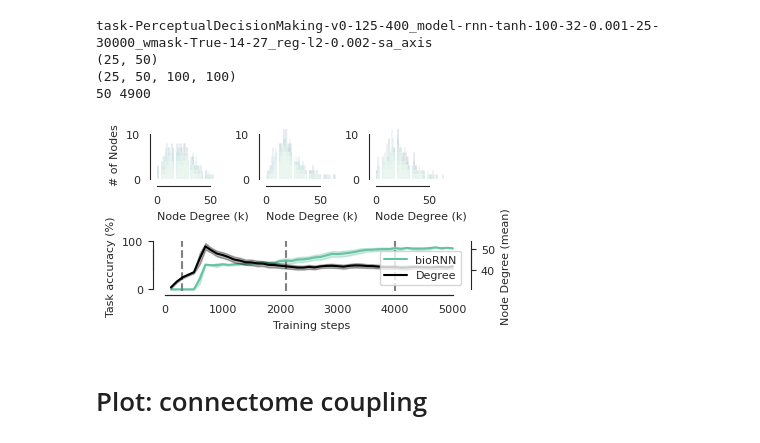
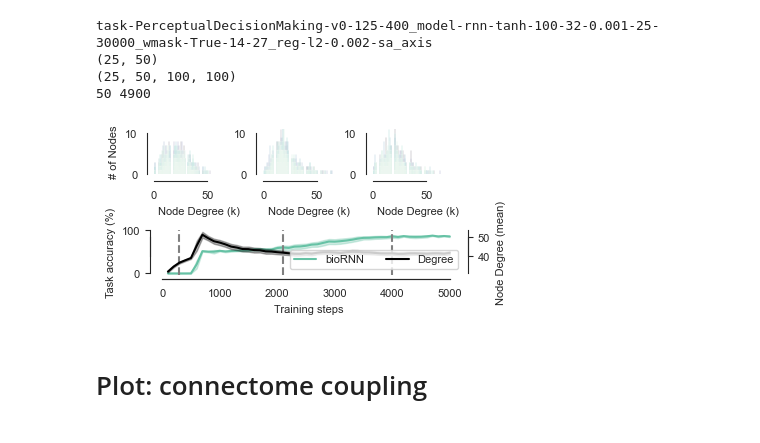
Before and after one commit to LindenParkesLab/neuro_rnn, a Jupyter notebook: scripts/grantprelim_results.ipynb, the cells around one changed output. Saved outputs shown, nothing was run; the diff lists cells and outputs as text; code cells hidden in the pictures.

```diff
--- a/scripts/grantprelim_results.ipynb
+++ b/scripts/grantprelim_results.ipynb
@@ -24,10 +24,15 @@ warnings.simplefilter(action='ignore', category=RuntimeWarning)
 warnings.simplefilter(action='ignore', category=UserWarning)
 # %%
 # directories
-datadir = '/home/lindenmp/research_projects/neuro_rnn/data'
-modeldir = '/media/lindenmp/storage_ssd/research_projects/neuro_rnn/results/pytorch/model'
-schaefer_dir = '/home/lindenmp/research_projects/connectome_loader/data/schaefer_parc'
-outdir = '/home/lindenmp/research_projects/neuro_rnn/results/figs/grantprelim'
+if sys.platform == 'linux':
+    projdir = '/home/lindenmp/research_projects/neuro_rnn'
+    modeldir = '/media/lindenmp/storage_ssd/research_projects/neuro_rnn/results/pytorch/model'
+    schaefer_dir = '/home/lindenmp/research_projects/connectome_loader/data/schaefer_parc'
+elif sys.platform == 'darwin':
+    projdir = '/Users/lindenmp/Google-Drive-Rutgers/work/research_projects/neuro_rnn'
+    modeldir = '/Users/lindenmp/research_projects/neuro_rnn/results/pytorch/model'
+datadir = os.path.join(projdir, 'data')
+outdir = os.path.join(projdir, 'results/figs/grantprelim')
 
 if os.path.exists(outdir) is False:
     os.mkdir(outdir)
@@ -107,7 +111,7 @@ color_palette = sns.color_palette("Set2")
 kernel_types = ['sa_axis', None]
 kernel_labels = ['bioRNN', 'RNN']
 # %%
-f, ax = plt.subplots(1, 1, figsize=(1.9, 1.7))
+f, ax = plt.subplots(1, 1, figsize=(1.6, 1.4))
 
 for j, kernel_type in enumerate(kernel_types):
     config['kernel_type'] = kernel_type
@@ -130,7 +134,7 @@ for j, kernel_type in enumerate(kernel_types):
     ci = 1.96 * (accuracy_std / np.sqrt(test_accuracy.shape[0]))
     ci_lower = accuracy_mean - ci
     ci_upper = accuracy_mean + ci
-
+    print(np.argmax(accuracy_mean))
     ax.plot(x, accuracy_mean, color=color_palette[j], label=str(kernel_labels[j]))
     ax.fill_between(x, ci_lower, ci_upper, color=color_palette[j], alpha=0.3)
 
@@ -138,7 +142,7 @@ ax.set_xlabel('Training step')
 ax.set_ylabel('Task accuracy (%)')
 ax.set_ylim([-5, 105])
 ax.legend(loc='lower right')
-sns.despine(offset=10, trim=False, left=False, right=True, top=True, bottom=False)
+sns.despine(offset=3, trim=False, left=False, right=True, top=True, bottom=False)
 
 f.tight_layout()
 plt.show()
@@ -215,7 +221,7 @@ for run in tqdm(np.arange(n_runs)):
         rich_club_coef[run, epoch] = np.nanmax(R)
 # %%
 fig_width = 4
-fig_height = 5
+fig_height = 4.5
 f = plt.figure(layout=None, figsize=(fig_width, fig_height))
 gs = f.add_gridspec(nrows=4, ncols=3, hspace=1.25, wspace=0.2)
 ax0_0 = f.add_subplot(gs[0, 0])
@@ -270,35 +276,35 @@ accuracy_ci_upper = accuracy_mean + ci
 
 ax1.plot(x, accuracy_mean, color=color_palette[0], label='bioRNN')
 ax1.fill_between(x, accuracy_ci_lower, accuracy_ci_upper, color=color_palette[0], alpha=0.3)
 ax1.set_ylim([-2.5, 100])
 ax1.set_ylabel('Task accuracy (%)')
 ax1.set_xlabel('Training steps')
 for epoch in np.arange(n_indices):
     ax1.axvline(indices[epoch]*100, color='gray', linestyle='--')
 
 # Degree, trimmed mean
 y_mean = degree_trimmed_mean.mean(axis=0)
 y_std = degree_trimmed_mean.std(axis=0)
 ci = 1.96 * (y_std / np.sqrt(n_runs))
 ci_lower = y_mean - ci
 ci_upper = y_mean + ci
 
 ax1_twin.plot(x, y_mean, color='k', label='Degree')
 ax1_twin.fill_between(x, ci_lower, ci_upper, color='k', alpha=0.3)
 ax1_twin.set_ylabel('Node Degree (mean)')
 lines, labels = ax1.get_legend_handles_labels()
 lines2, labels2 = ax1_twin.get_legend_handles_labels()
-ax1_twin.legend(lines + lines2, labels + labels2, loc='lower right')
+ax1_twin.legend(lines + lines2, labels + labels2, loc='lower right', ncol=2)
 
 # set axis limits and despine
 for this_ax in [ax1, ax1_twin]:
     sns.despine(offset=3, trim=True, left=False, right=False, top=True, bottom=False, ax=this_ax)
 
 plt.show()
 f.savefig(os.path.join(outdir, 'rich_club.svg'), dpi=1000, bbox_inches='tight', pad_inches=0.01)
 f.savefig(os.path.join(outdir, 'rich_club.png'), dpi=1000, bbox_inches='tight', pad_inches=0.01)
 # %% [output]
-[figure, old version]
+[figure, new version]
 # %% [markdown]
 # Plot: connectome coupling
 # %%
```
Also changed, not shown: parts of 6 cells of this notebook.
